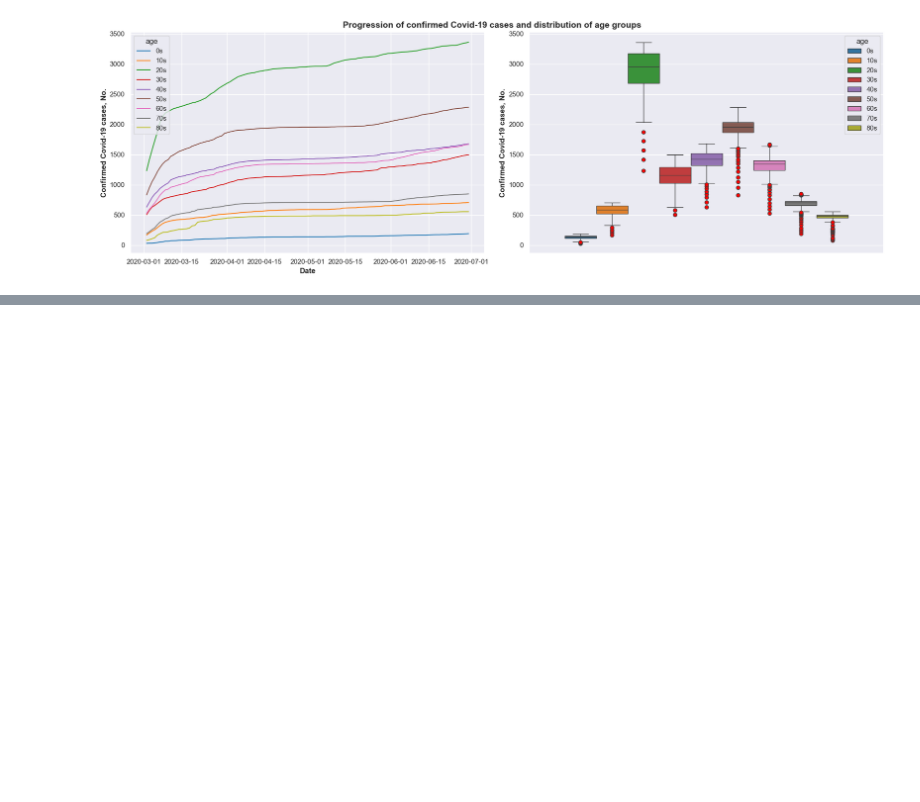
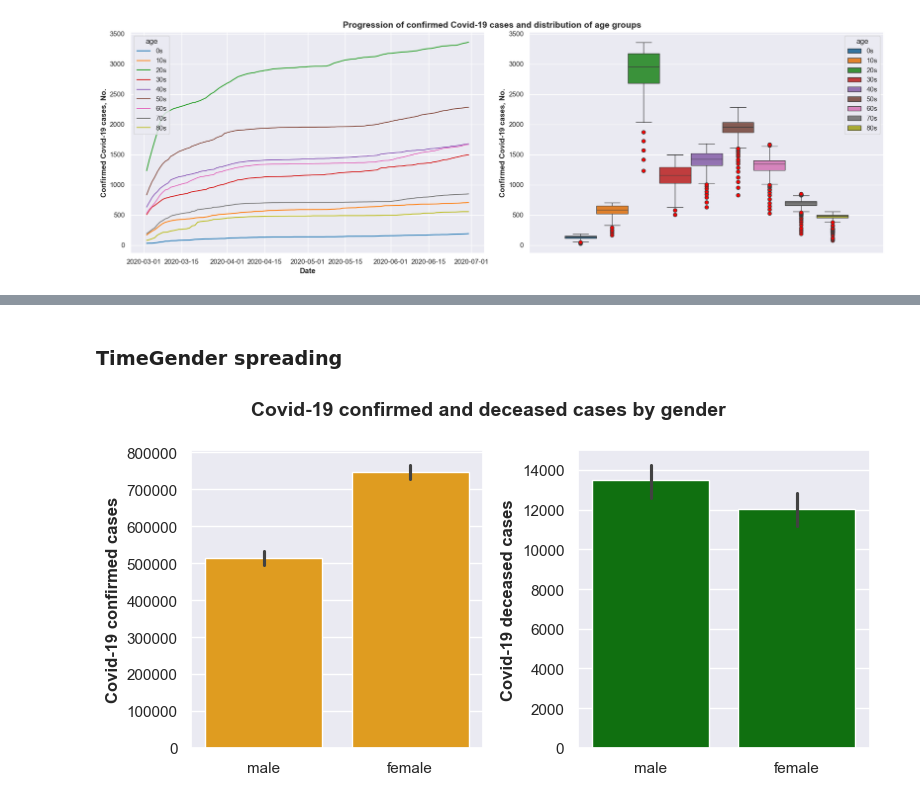
Before and after one commit to ShariYo/Modul1_Sprint4, a Jupyter notebook: project/main.ipynb, the cells around one changed output, grey strips where cells are left out. Saved outputs shown, nothing was run; the diff lists cells and outputs as text; code cells hidden in the pictures; blank space fills up the shorter version.

```diff
--- a/project/main.ipynb
+++ b/project/main.ipynb
@@ -245,0 +335,26 @@ plt.show()
+# %% [markdown]
+### TimeGender spreading
+# %%
+sns.set_style("darkgrid")
+sns.set_context("notebook")
+fig, ax = plt.subplots(1, 2, figsize=(8, 4))
+
+sns.barplot(data=clean_time_gender, x="sex", y="confirmed", ax=ax[0], color="orange", estimator=sum)
+ax[0].set_xlabel(None)
+ax[0].set_ylabel("Covid-19 confirmed cases", fontweight="bold")
+
+sns.barplot(data=clean_time_gender, x="sex", y="deceased", ax=ax[1], color="green", estimator=sum)
+ax[1].set_xlabel(None)
+ax[1].set_ylabel("Covid-19 deceased cases", fontweight="bold")
+
+fig.suptitle(
+    "Covid-19 confirmed and deceased cases by gender",
+    size=14,
+    fontweight="bold",
+    ha="center"
+)
+plt.tight_layout()
+
+plt.show()
+# %% [output]
+[figure, added]
```
Also changed, not shown: parts of 12 cells of this notebook.
